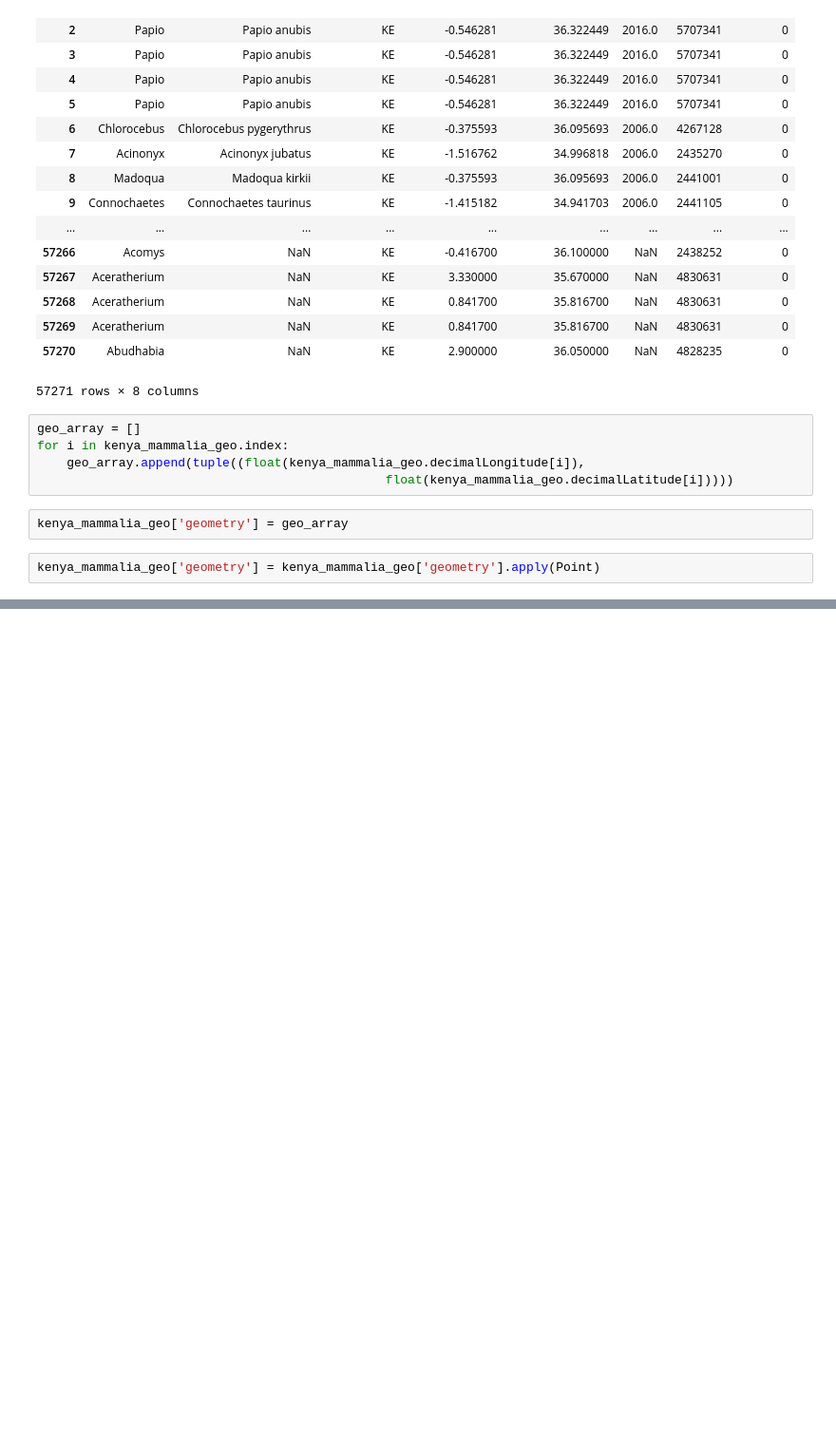
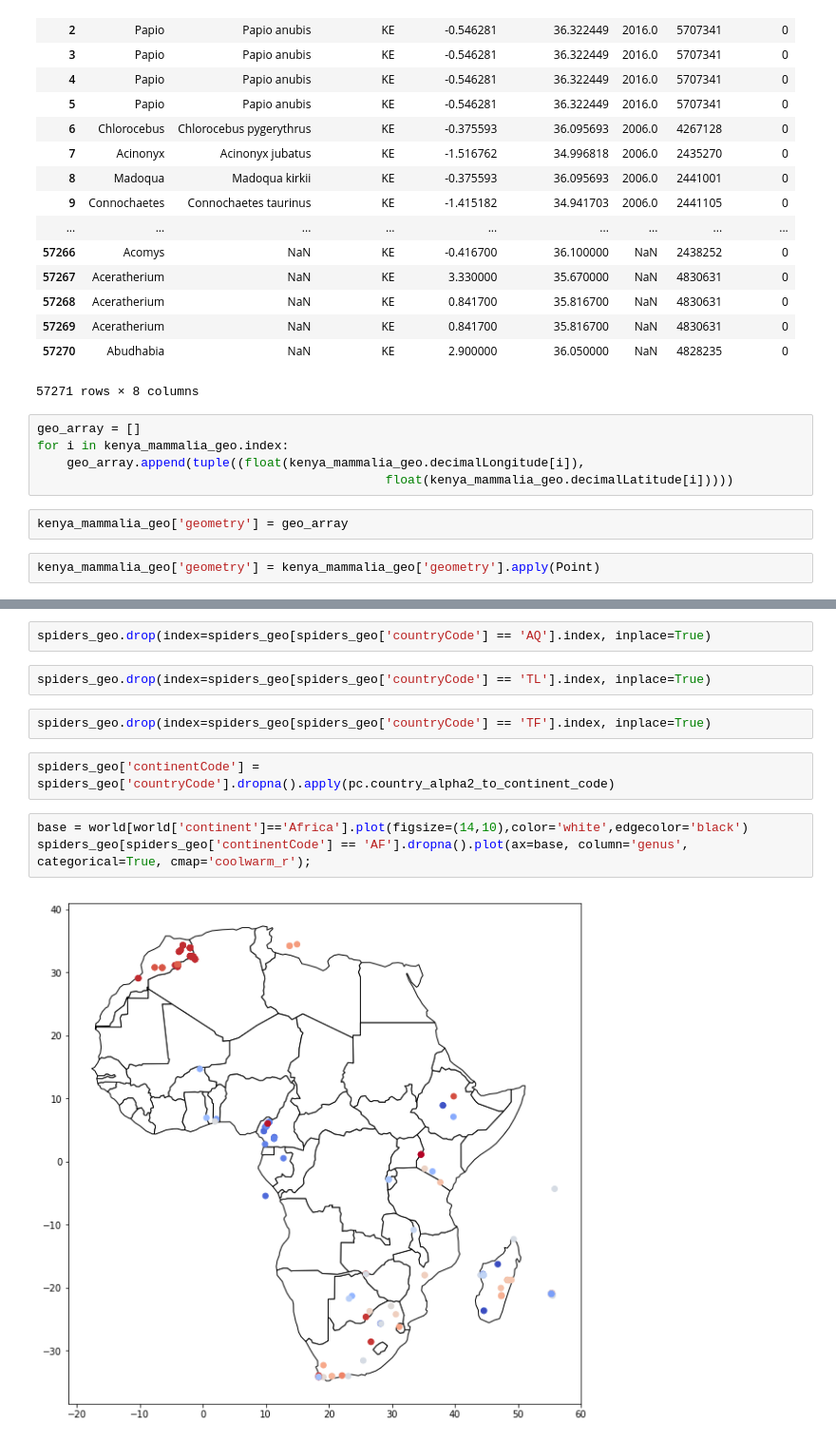
Before and after one commit to micahluedtke/linguistic_biodiversity, a Jupyter notebook: 01_code/Cluster.ipynb, the cells around one changed output, grey strips where cells are left out. Shown at 95% size. Cells and saved outputs as stored; diff of their text form; blank space fills up the shorter version.

```diff
--- a/01_code/Cluster.ipynb
+++ b/01_code/Cluster.ipynb
@@ -187,0 +522,13 @@ guardian2 = gpd.read_file('../language_data/guardian_version2/')
+# %%
+spiders_geo.drop(index=spiders_geo[spiders_geo['countryCode'] == 'AQ'].index, inplace=True)
+# %%
+spiders_geo.drop(index=spiders_geo[spiders_geo['countryCode'] == 'TL'].index, inplace=True)
+# %%
+spiders_geo.drop(index=spiders_geo[spiders_geo['countryCode'] == 'TF'].index, inplace=True)
+# %%
+spiders_geo['continentCode'] = spiders_geo['countryCode'].dropna().apply(pc.country_alpha2_to_continent_code)
+# %%
+base = world[world['continent']=='Africa'].plot(figsize=(14,10),color='white',edgecolor='black')
+spiders_geo[spiders_geo['continentCode'] == 'AF'].dropna().plot(ax=base, column='genus', categorical=True, cmap='coolwarm_r');
+# %% [output]
+[figure, added]
```
Also changed, not shown: parts of 44 cells of this notebook, 28 other files.
